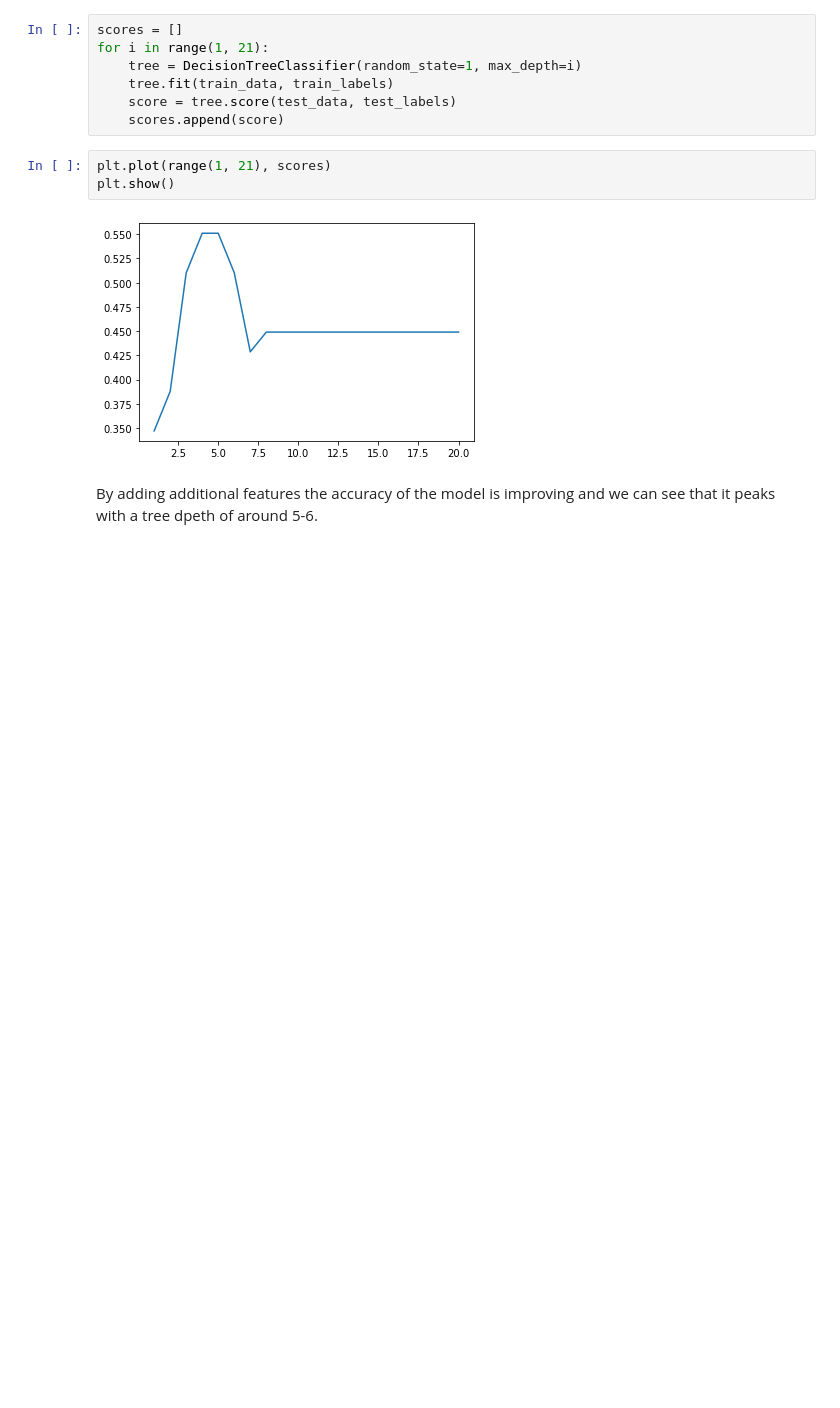
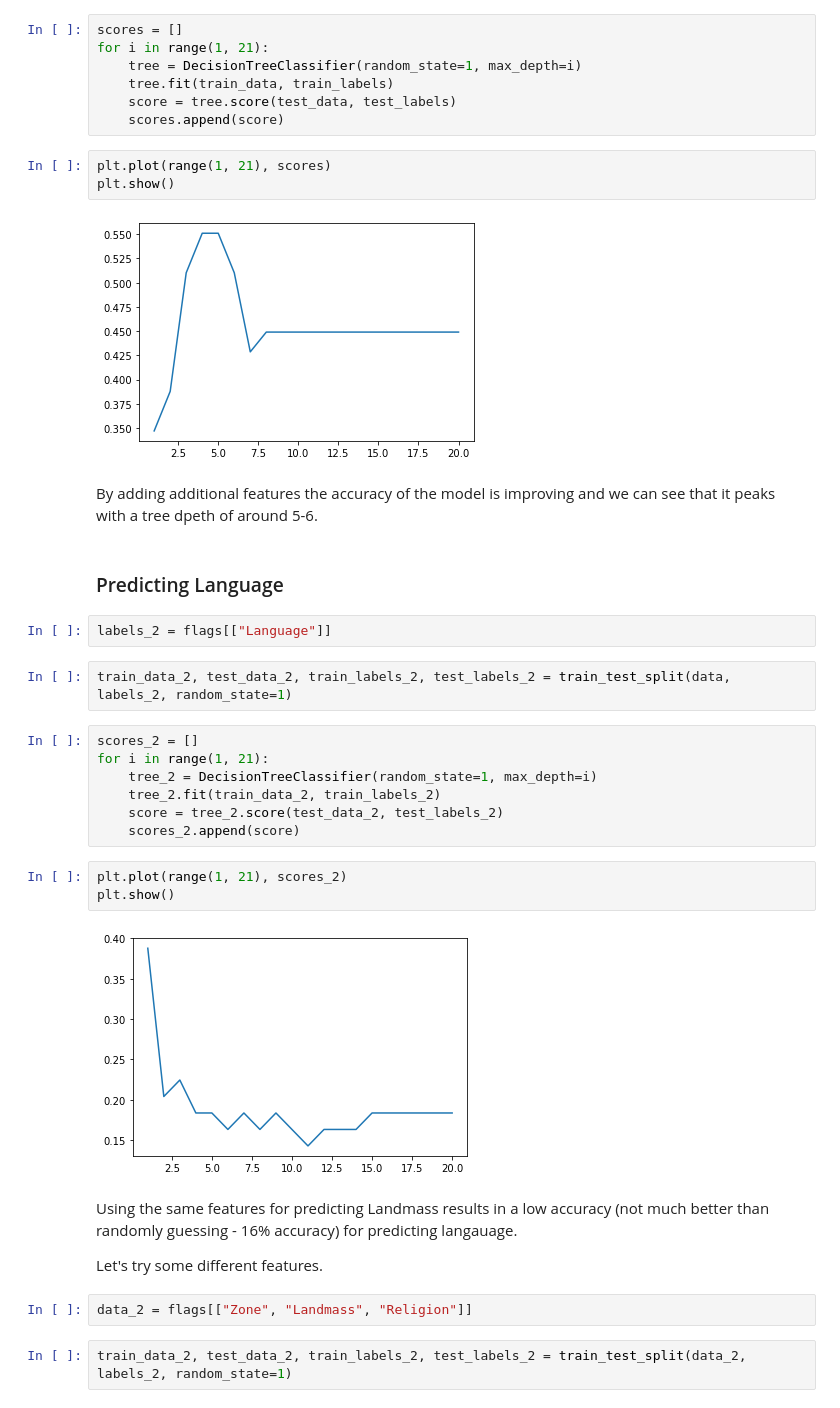
Before and after one commit to mannb986/find_the_flag, a Jupyter notebook: find_the_flag.ipynb, the cells around one changed output. Cells and saved outputs as stored; diff of their text form; blank space fills up the shorter version.

Commit message:
Added a model to predict Language

```diff
--- a/find_the_flag.ipynb
+++ b/find_the_flag.ipynb
@@ -134,3 +134,29 @@ plt.show()
 [figure]
 # %% [markdown]
 By adding additional features the accuracy of the model is improving and we can see that it peaks with a tree dpeth of around 5-6.
+# %% [markdown]
+### Predicting Language
+# %%
+labels_2 = flags[["Language"]]
+# %%
+train_data_2, test_data_2, train_labels_2, test_labels_2 = train_test_split(data, labels_2, random_state=1)
+# %%
+scores_2 = []
+for i in range(1, 21):
+    tree_2 = DecisionTreeClassifier(random_state=1, max_depth=i)
+    tree_2.fit(train_data_2, train_labels_2)
+    score = tree_2.score(test_data_2, test_labels_2)
+    scores_2.append(score)
+# %%
+plt.plot(range(1, 21), scores_2)
+plt.show()
+# %% [output]
+[figure, added]
+# %% [markdown]
+Using the same features for predicting Landmass results in a low accuracy (not much better than randomly guessing - 16% accuracy) for predicting langauage.
+
+Let's try some different features.
+# %%
+data_2 = flags[["Zone", "Landmass", "Religion"]]
+# %%
+train_data_2, test_data_2, train_labels_2, test_labels_2 = train_test_split(data_2, labels_2, random_state=1)
```
Also changed, not shown: parts of 3 cells of this notebook.
